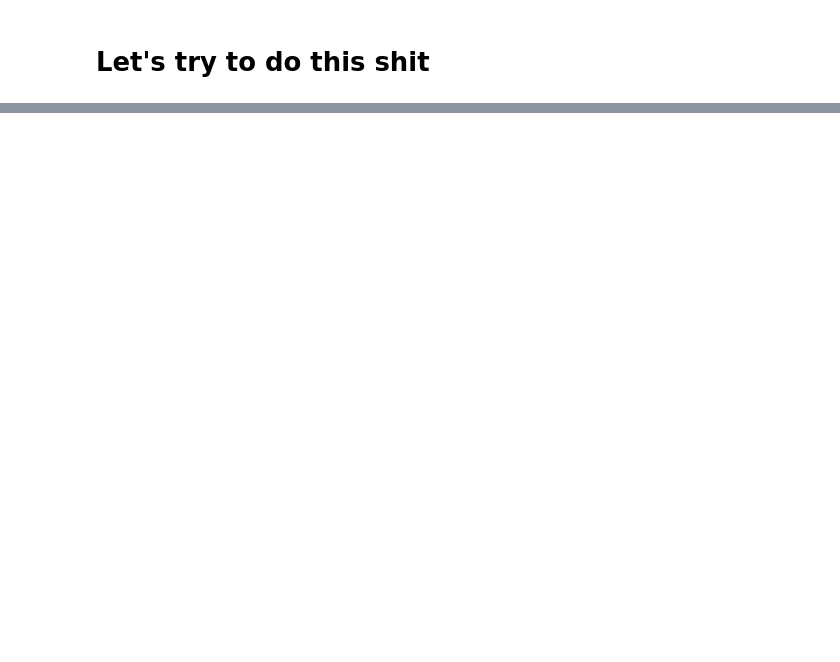
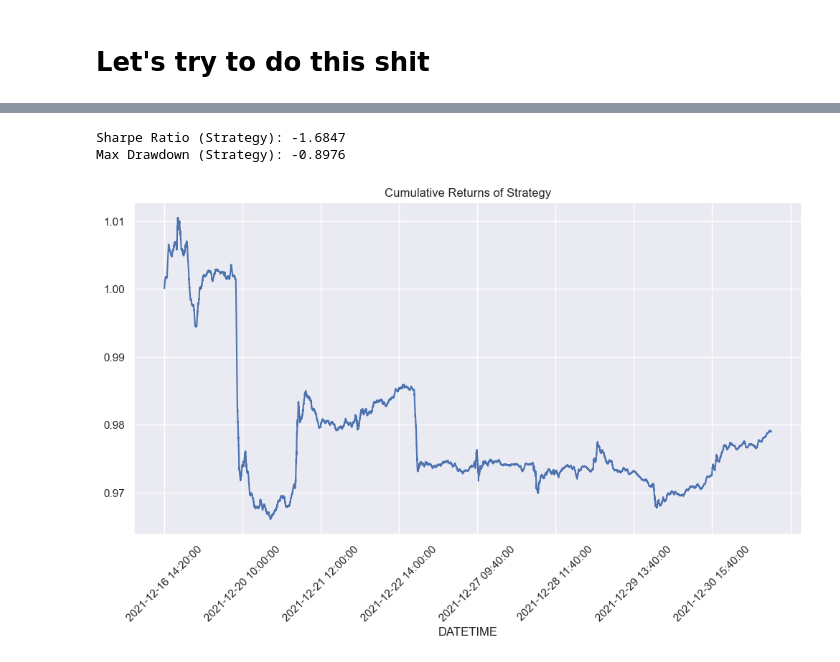
Before and after one commit to arthurdhonneur7/ML_finance_project, a Jupyter notebook: workspaces/arthur.ipynb, the cells around one changed output, grey strips where cells are left out. Cells and saved outputs as stored; diff of their text form; code cells hidden in the pictures; blank space fills up the shorter version.

```diff
--- a/workspaces/arthur.ipynb
+++ b/workspaces/arthur.ipynb
@@ -79,0 +214,10 @@ ZYXI
+# %%
+y_pred_train = mlp.predict(X_train)
+
+result_df_train = train_df[['SYMBOL', 'DATETIME', 'LOG_RETURN', 'NEXT_LOG_RETURN', 'NEXT_DIRECTION']].copy()
+
+result_df_train['NEXT_DIRECTION'] = np.where(result_df_train['NEXT_DIRECTION'] == 1, 1, 0)
+result_df_train['PREDICTION'] = y_pred_train
+result_df_train['CORRECT'] = result_df_train['NEXT_DIRECTION'] == result_df_train['PREDICTION']
+
+result_df_train
@@ -79,0 +238,6 @@ ZYXI
+# %%
+N = 50
+
+best_symbols = result_df_train.groupby('SYMBOL')['CORRECT'].mean().sort_values(ascending=False).index[:N].tolist()
+
+result_df_train.groupby('SYMBOL')['CORRECT'].mean().sort_values(ascending=False)
@@ -79,0 +258,30 @@ ZYXI
+# %%
+result_df = test_df[['SYMBOL', 'DATETIME', 'LOG_RETURN', 'NEXT_LOG_RETURN','NEXT_DIRECTION', 'PREDICTION'] \
+                    + [col for col in df.columns if col.startswith(('DAY', 'HOUR'))]].set_index(['DATETIME'])
+
+result_df = result_df[result_df['SYMBOL'].isin(best_symbols)].copy()
+
+result_df.loc[:,'NEXT_RETURN'] = np.exp(result_df['NEXT_LOG_RETURN']) - 1
+
+result_df.loc[:,'PREDICTION'] = np.where(result_df['PREDICTION'] == 1, 1, -1)
+
+result_df.loc[:,'ret_strategy'] = result_df['PREDICTION'] * result_df['NEXT_RETURN']
+result_df.loc[:,'cumprod_strategy'] = (1 + result_df['ret_strategy']).cumprod()
+
+sharpe_ratio_strategy = compute_sharpe_ratio(result_df['ret_strategy'])
+max_drawdown_strategy = compute_max_drawdown(result_df['cumprod_strategy'])
+
+
+print(f"Sharpe Ratio (Strategy): {sharpe_ratio_strategy:.4f}")
+print(f"Max Drawdown (Strategy): {max_drawdown_strategy:.4f}")
+
+result_df.loc[:,'ret_strategy'] = result_df['PREDICTION'] * result_df['NEXT_RETURN'] / N
+result_df.loc[:,'cumprod_strategy'] = (1 + result_df['ret_strategy']).cumprod()
+
+result_df['cumprod_strategy'].plot(figsize=(12, 6), title='Cumulative Returns of Strategy', grid=True)
+plt.xticks(rotation=45)
+plt.show()
+# %% [output]
+Sharpe Ratio (Strategy): -1.6847
+Max Drawdown (Strategy): -0.8976
+[figure, added]
```
Also changed, not shown: parts of 25 cells of this notebook.
